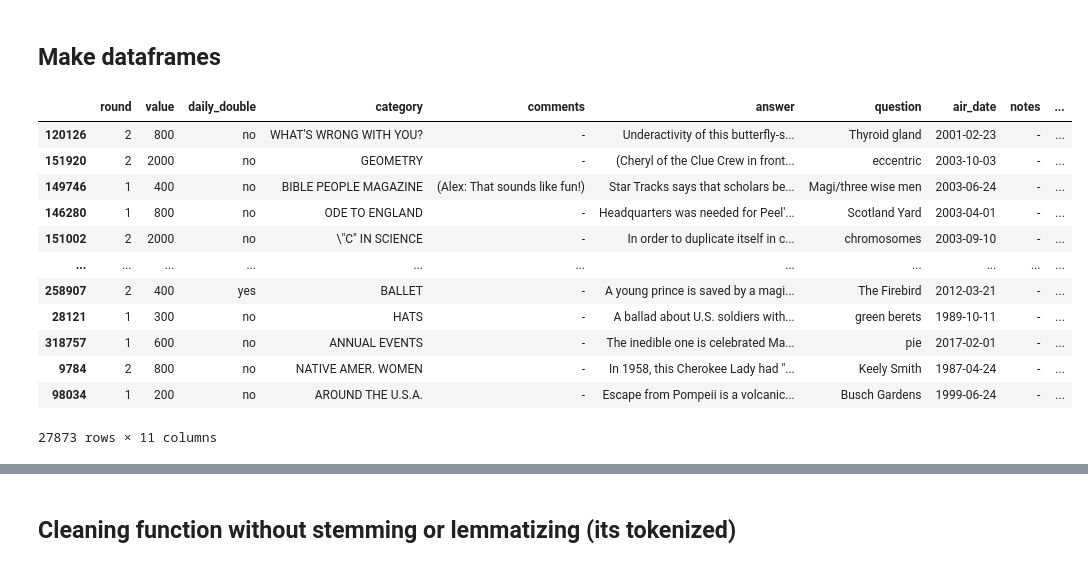
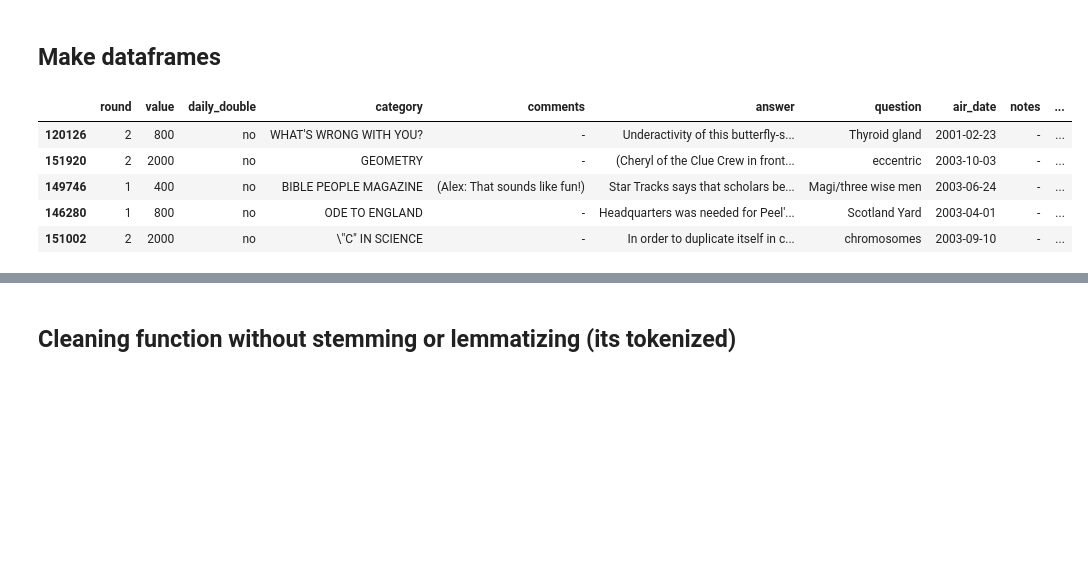
Before and after one commit to JCurley10/Jeopardy_nlp, a Jupyter notebook: notebooks/1.0-data-exploration.ipynb, the cells around one changed output, grey strips where cells are left out. Cells and saved outputs as stored; diff of their text form; code cells hidden in the pictures; blank space fills up the shorter version.

```diff
--- a/notebooks/1.0-data-exploration.ipynb
+++ b/notebooks/1.0-data-exploration.ipynb
@@ -38,7 +38,7 @@ def make_q_and_a_col(df):
     Returns:
         Pandas DataFrame with an additional column
     """
-    df['question_and_answer'] = df["question"] + df['answer']
+    df['question_and_answer'] = df["question"] + ' ' + df['answer']
     return df
 
 #TODO: make another condition using "view assummptions"
@@ -72,22 +72,14 @@ def update_df_columns(df):
 # %%
 jeopardy = read_tsv('../data/master_season1-35.tsv')
 jeopardy_df = update_df_columns(jeopardy)
 regular_episodes = jeopardy_df[jeopardy_df['notes']=='-']
 special_tournaments = jeopardy_df.drop(regular_episodes.index)
 regular_episodes_sub = regular_episodes.sample(frac = 0.1, axis = 0, random_state = 123)
+regular_episodes_sub.head()
+# %% [output]
+|  | round | value | daily_double | category | comments | answer | question | air_date | notes | ... |
+| 120126 | 2 | 800 | no | WHAT'S WRONG WITH YOU? | - | Underactivity of this butterfly-s... | Thyroid gland | 2001-02-23 | - | ... |
+| 151920 | 2 | 2000 | no | GEOMETRY | - | (Cheryl of the Clue Crew in front... | eccentric | 2003-10-03 | - | ... |
+| 149746 | 1 | 400 | no | BIBLE PEOPLE MAGAZINE | (Alex: That sounds like fun!) | Star Tracks says that scholars be... | Magi/three wise men | 2003-06-24 | - | ... |
+| 146280 | 1 | 800 | no | ODE TO ENGLAND | - | Headquarters was needed for Peel'... | Scotland Yard | 2003-04-01 | - | ... |
+| 151002 | 2 | 2000 | no | \"C" IN SCIENCE | - | In order to duplicate itself in c... | chromosomes | 2003-09-10 | - | ... |
-# %%
-regular_episodes_sub
-# %% [output]
-|  | round | value | daily_double | category | comments | answer | question | air_date | notes | ... |
-| 120126 | 2 | 800 | no | WHAT'S WRONG WITH YOU? | - | Underactivity of this butterfly-s... | Thyroid gland | 2001-02-23 | - | ... |
-| 151920 | 2 | 2000 | no | GEOMETRY | - | (Cheryl of the Clue Crew in front... | eccentric | 2003-10-03 | - | ... |
-| 149746 | 1 | 400 | no | BIBLE PEOPLE MAGAZINE | (Alex: That sounds like fun!) | Star Tracks says that scholars be... | Magi/three wise men | 2003-06-24 | - | ... |
-| 146280 | 1 | 800 | no | ODE TO ENGLAND | - | Headquarters was needed for Peel'... | Scotland Yard | 2003-04-01 | - | ... |
-| 151002 | 2 | 2000 | no | \"C" IN SCIENCE | - | In order to duplicate itself in c... | chromosomes | 2003-09-10 | - | ... |
-| ... | ... | ... | ... | ... | ... | ... | ... | ... | ... | ... |
-| 258907 | 2 | 400 | yes | BALLET | - | A young prince is saved by a magi... | The Firebird | 2012-03-21 | - | ... |
-| 28121 | 1 | 300 | no | HATS | - | A ballad about U.S. soldiers with... | green berets | 1989-10-11 | - | ... |
-| 318757 | 1 | 600 | no | ANNUAL EVENTS | - | The inedible one is celebrated Ma... | pie | 2017-02-01 | - | ... |
-| 9784 | 2 | 800 | no | NATIVE AMER. WOMEN | - | In 1958, this Cherokee Lady had "... | Keely Smith | 1987-04-24 | - | ... |
-| 98034 | 1 | 200 | no | AROUND THE U.S.A. | - | Escape from Pompeii is a volcanic... | Busch Gardens | 1999-06-24 | - | ... |
-27873 rows × 11 columns
```
Also changed, not shown: parts of 9 cells of this notebook, 5 other files.
